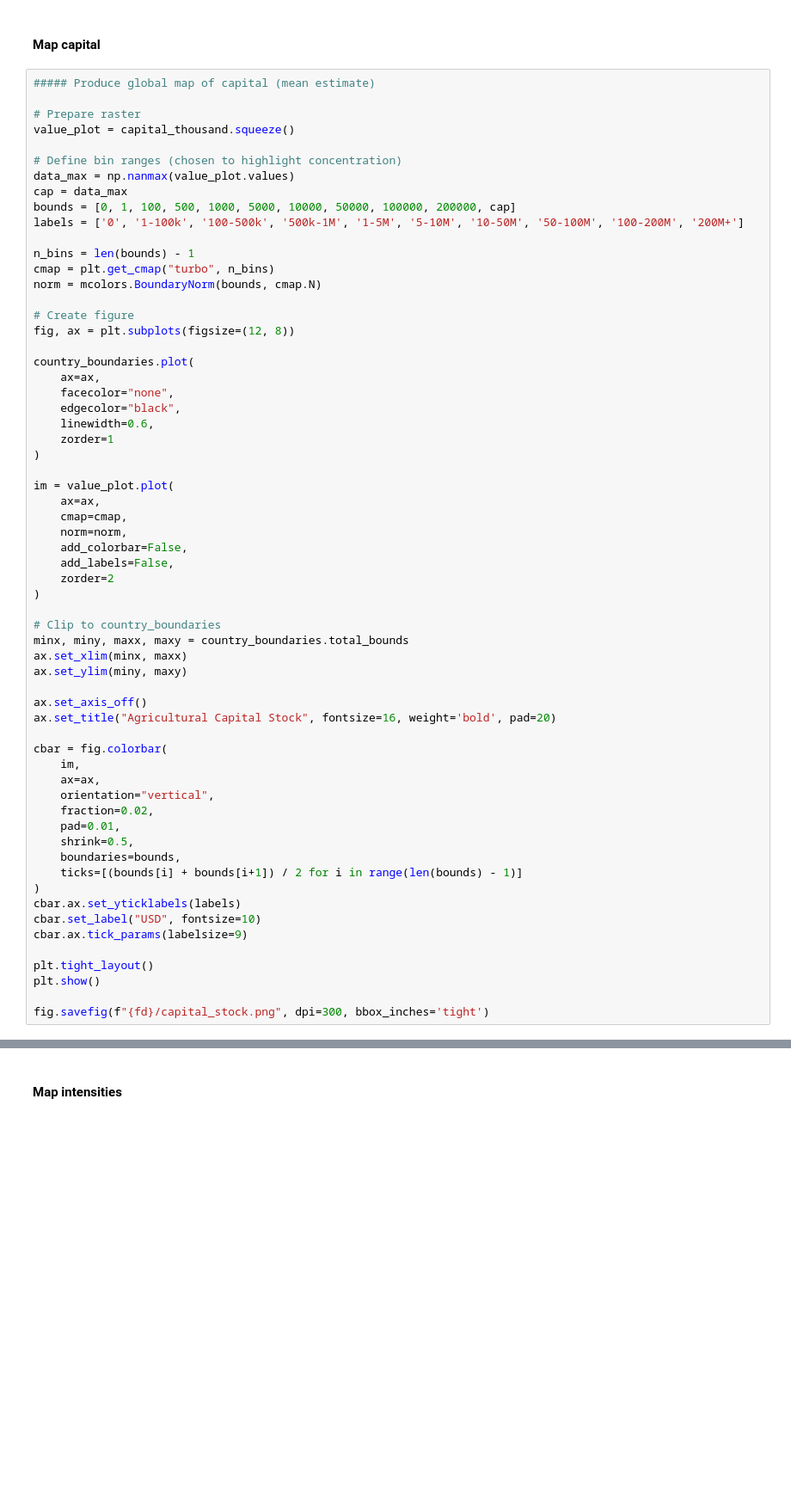
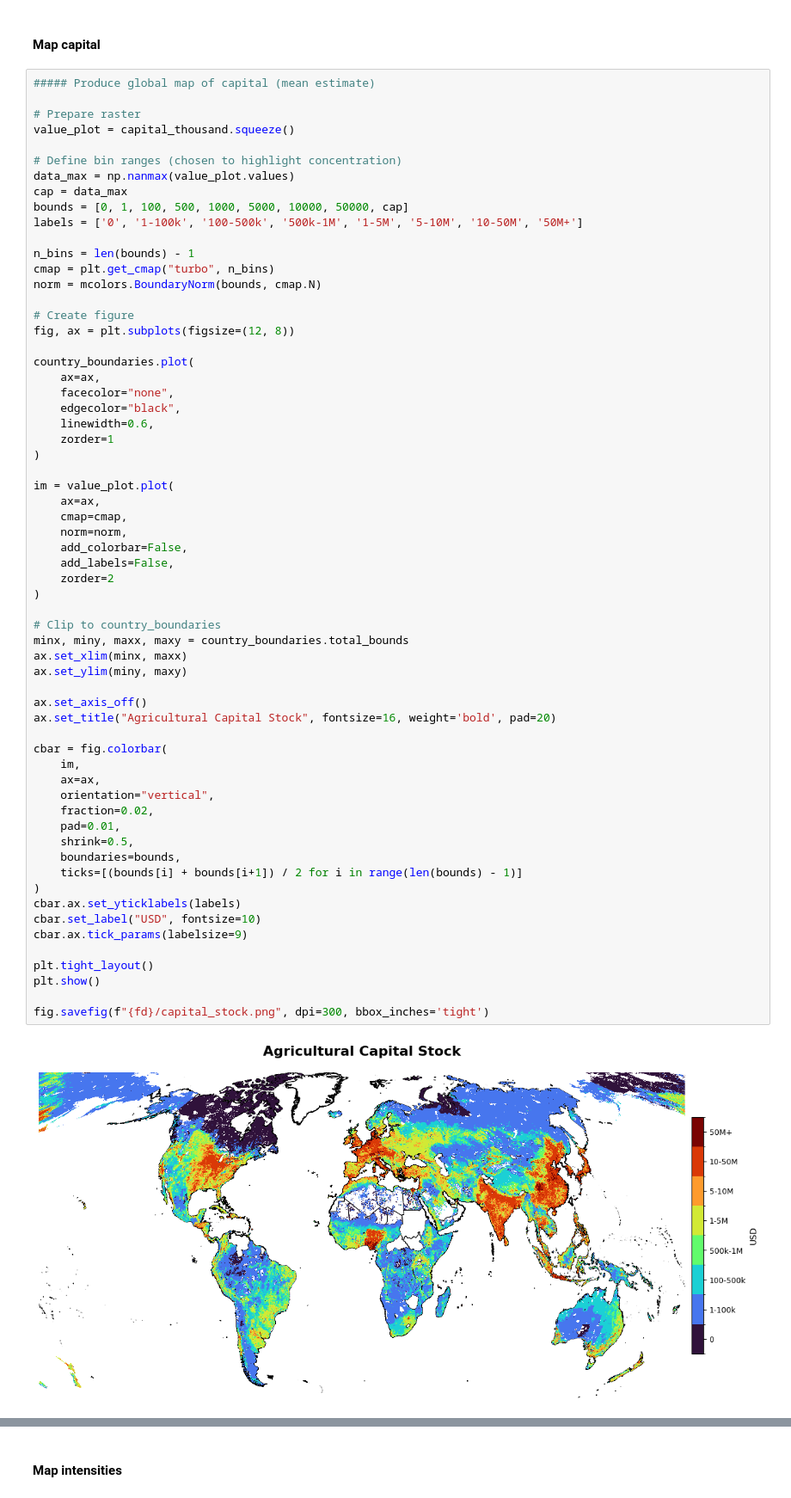
Before and after one commit to carinamani/AgDownscaling, a Jupyter notebook: 04_FIGURES/map_final_rasters.ipynb, the cells around one changed output, grey strips where cells are left out. Shown at 86% size. Drawn from its saved outputs; the diff is of its cells as text; blank space fills up the shorter version.

```diff
--- a/04_FIGURES/map_final_rasters.ipynb
+++ b/04_FIGURES/map_final_rasters.ipynb
@@ -128,8 +111,8 @@ value_plot = capital_thousand.squeeze()
 # Define bin ranges (chosen to highlight concentration)
 data_max = np.nanmax(value_plot.values)
 cap = data_max
-bounds = [0, 1, 100, 500, 1000, 5000, 10000, 50000, 100000, 200000, cap]
-labels = ['0', '1-100k', '100-500k', '500k-1M', '1-5M', '5-10M', '10-50M', '50-100M', '100-200M', '200M+']
+bounds = [0, 1, 100, 500, 1000, 5000, 10000, 50000, cap]
+labels = ['0', '1-100k', '100-500k', '500k-1M', '1-5M', '5-10M', '10-50M', '50M+']
 
 n_bins = len(bounds) - 1
 cmap = plt.get_cmap("turbo", n_bins)
@@ -154,30 +137,32 @@ im = value_plot.plot(
     add_labels=False,
     zorder=2
 )
 
 # Clip to country_boundaries
 minx, miny, maxx, maxy = country_boundaries.total_bounds
 ax.set_xlim(minx, maxx)
 ax.set_ylim(miny, maxy)
 
 ax.set_axis_off()
 ax.set_title("Agricultural Capital Stock", fontsize=16, weight='bold', pad=20)
 
 cbar = fig.colorbar(
     im,
     ax=ax,
     orientation="vertical",
     fraction=0.02,
     pad=0.01,
     shrink=0.5,
     boundaries=bounds,
     ticks=[(bounds[i] + bounds[i+1]) / 2 for i in range(len(bounds) - 1)]
 )
 cbar.ax.set_yticklabels(labels)
 cbar.set_label("USD", fontsize=10)
 cbar.ax.tick_params(labelsize=9)
 
 plt.tight_layout()
 plt.show()
 
 fig.savefig(f"{fd}/capital_stock.png", dpi=300, bbox_inches='tight')
+# %% [output]
+[figure, added]
```
Also changed, not shown: parts of 9 cells of this notebook, 1 other file.
